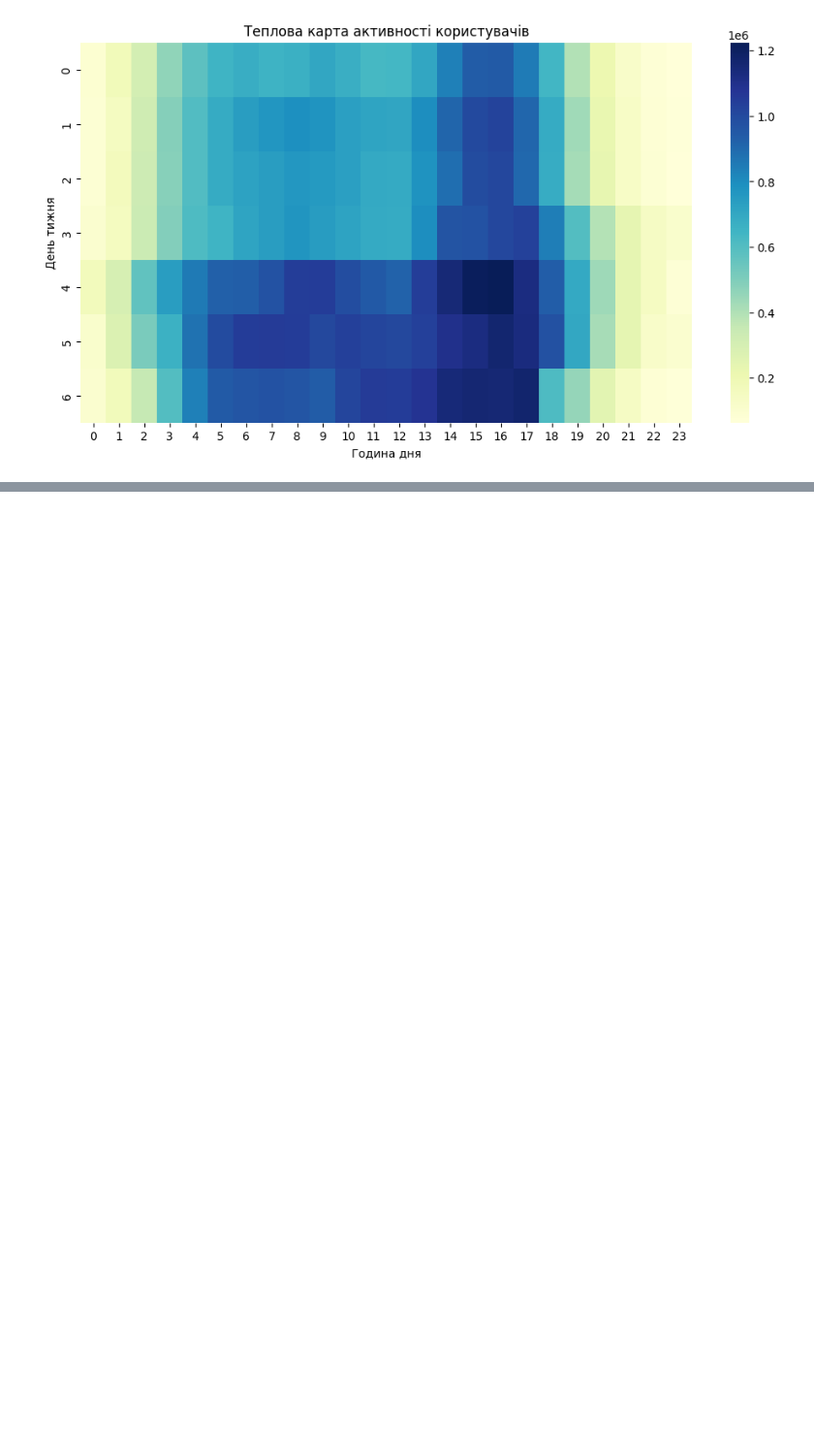
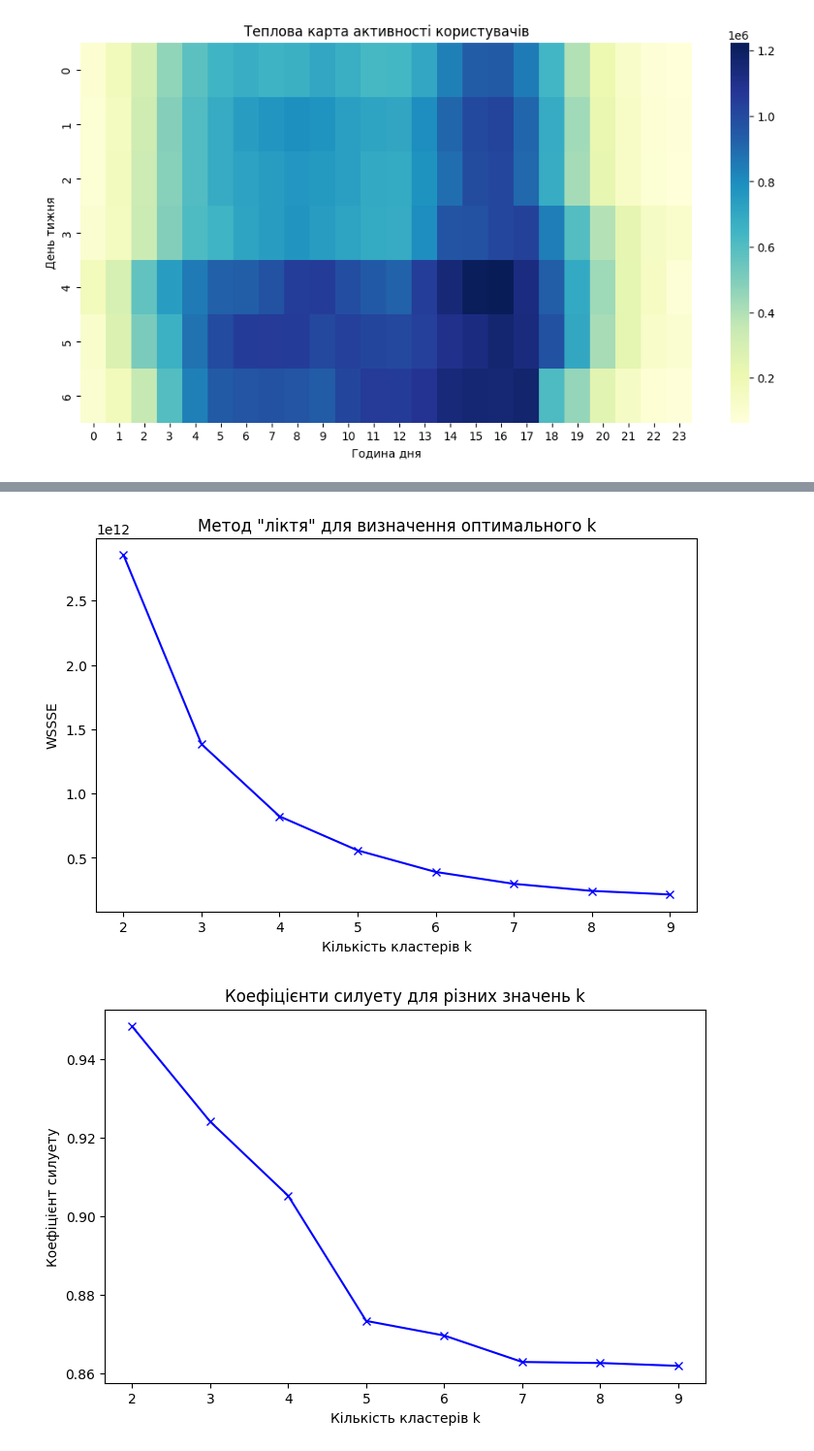
Before and after one commit to EyR1oN/big-data, a Jupyter notebook: Project.ipynb, the cells around one changed output, grey strips where cells are left out. Shown: that part at 97% size. Saved outputs shown, nothing was run; the diff lists cells and outputs as text; code cells hidden in the pictures; blank space fills up the shorter version.

```diff
--- a/Project.ipynb
+++ b/Project.ipynb
@@ -240,0 +348,19 @@ assembled_data = assembler.transform(spark_df)
+# %%
+# Візуалізація WSSSE (метод "ліктя")
+plt.figure(figsize=(8, 5))
+plt.plot(k_values, cost, 'bx-')
+plt.xlabel('Кількість кластерів k')
+plt.ylabel('WSSSE')
+plt.title('Метод "ліктя" для визначення оптимального k')
+plt.show()
+
+# Візуалізація коефіцієнтів силуету
+plt.figure(figsize=(8, 5))
+plt.plot(k_values, silhouette_scores, 'bx-')
+plt.xlabel('Кількість кластерів k')
+plt.ylabel('Коефіцієнт силуету')
+plt.title('Коефіцієнти силуету для різних значень k')
+plt.show()
+# %% [output]
+[figure, added]
+[figure, added]
```
Also changed, not shown: parts of 25 cells of this notebook.
